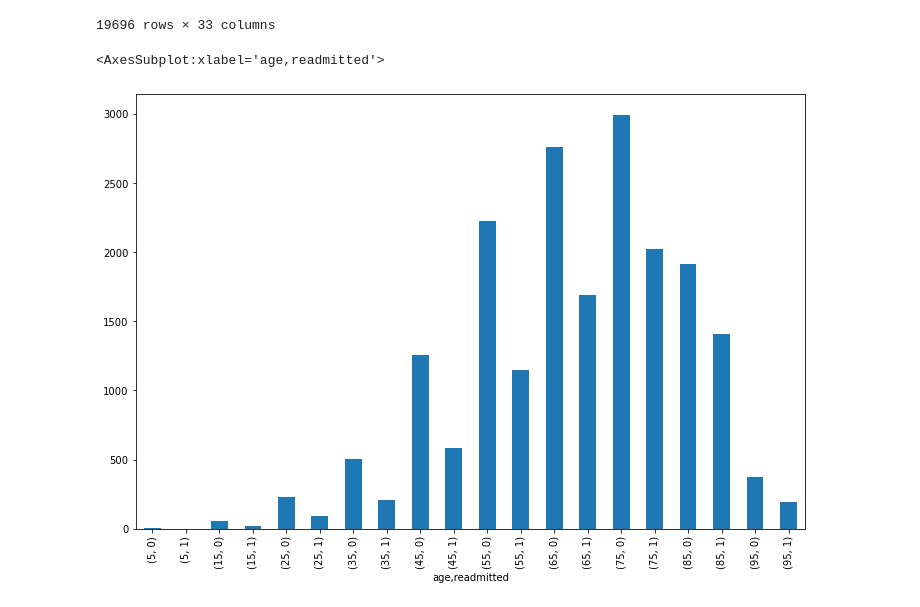
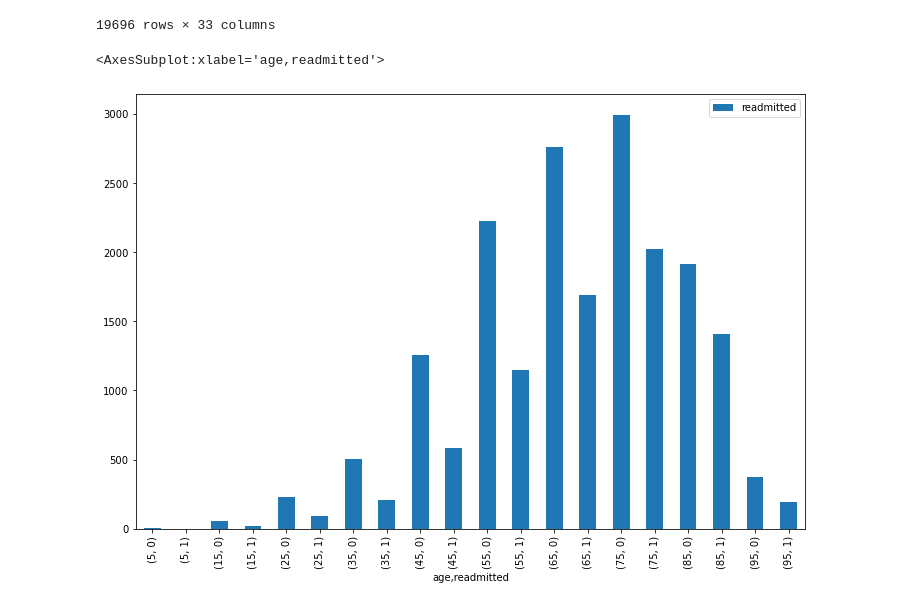
Before and after one commit to sufyaans/bigdata_cw2, a Jupyter notebook: 193_solution.ipynb, the cells around one changed output. Saved outputs shown, nothing was run; the diff lists cells and outputs as text; code cells hidden in the pictures.

```diff
--- a/193_solution.ipynb
+++ b/193_solution.ipynb
@@ -307,9 +307,10 @@ See the caveats in the documentation: https://pandas.pydata.org/pandas-docs/stab
 # %%
 #Age impact on readmissions
 #Check this
-df_11 = df_10.groupby("age")["readmitted"].value_counts()
-
+df_11 = pd.DataFrame(df_10.groupby("age")["readmitted"].value_counts())
+#df_11
+#df_11 = df_10.groupby("age")["readmitted"].value_counts()
 df_11.plot.bar(figsize=(12, 8))
 # %% [output]
 <AxesSubplot:xlabel='age,readmitted'>
-[figure, old version]
+[figure, new version]
```
Also changed, not shown: parts of 1 cell of this notebook.
